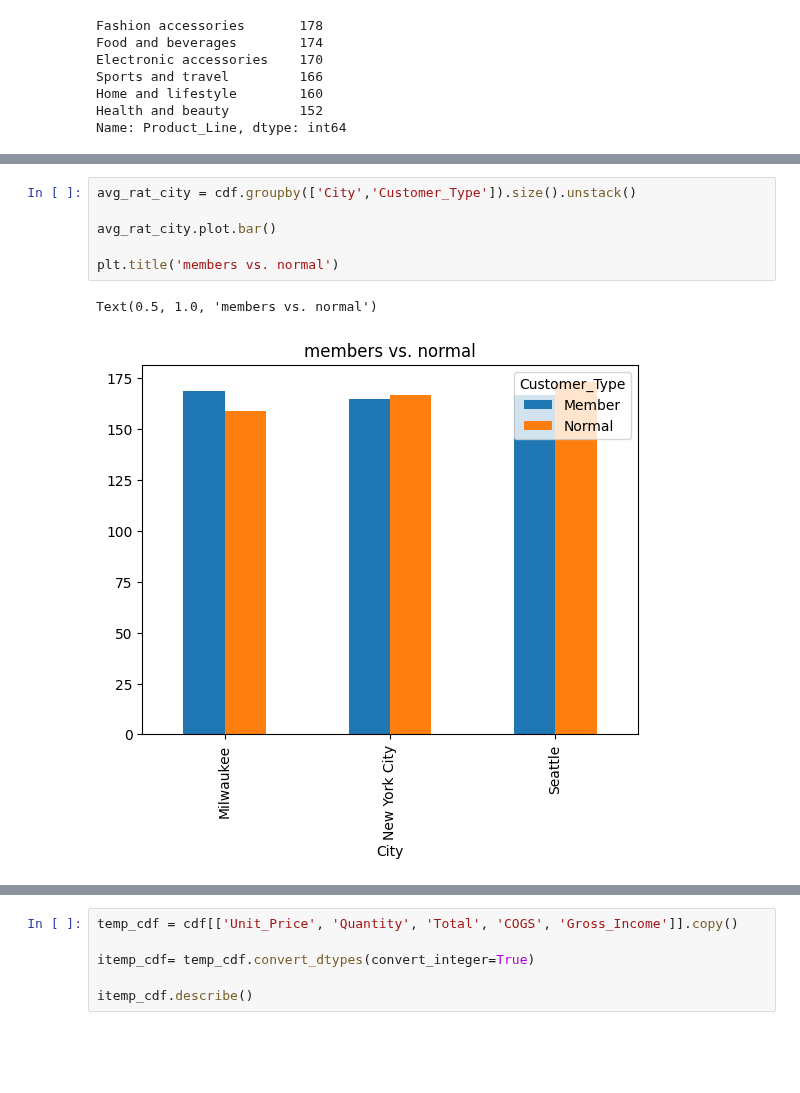
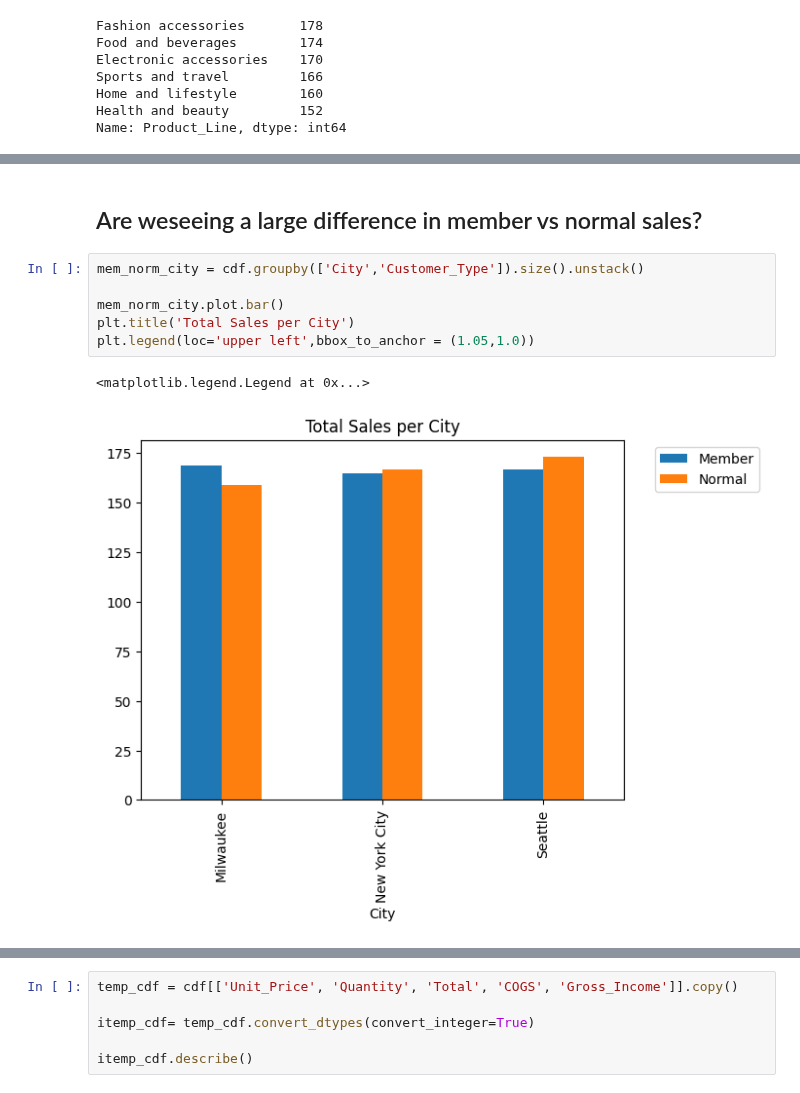
Before and after one commit to C-Skala/Explore-Data-Analysis, a Jupyter notebook: explore.ipynb, the cells around one changed output, grey strips where cells are left out. Saved outputs shown, nothing was run; the diff lists cells and outputs as text; blank space fills up the shorter version.

```diff
--- a/explore.ipynb
+++ b/explore.ipynb
@@ -131,9 +194,11 @@ avg_rating
+# %% [markdown]
+## Are weseeing a large difference in member vs normal sales?
 # %%
-avg_rat_city = cdf.groupby(['City','Customer_Type']).size().unstack()
+mem_norm_city = cdf.groupby(['City','Customer_Type']).size().unstack()
 
-avg_rat_city.plot.bar()
-
-plt.title('members vs. normal')
+mem_norm_city.plot.bar()
+plt.title('Total Sales per City')
+plt.legend(loc='upper left',bbox_to_anchor = (1.05,1.0))
 # %% [output]
-Text(0.5, 1.0, 'members vs. normal')
+<matplotlib.legend.Legend at 0x...>
-[figure, old version]
+[figure, new version]
```
Also changed, not shown: parts of 9 cells of this notebook, 1 other file.
